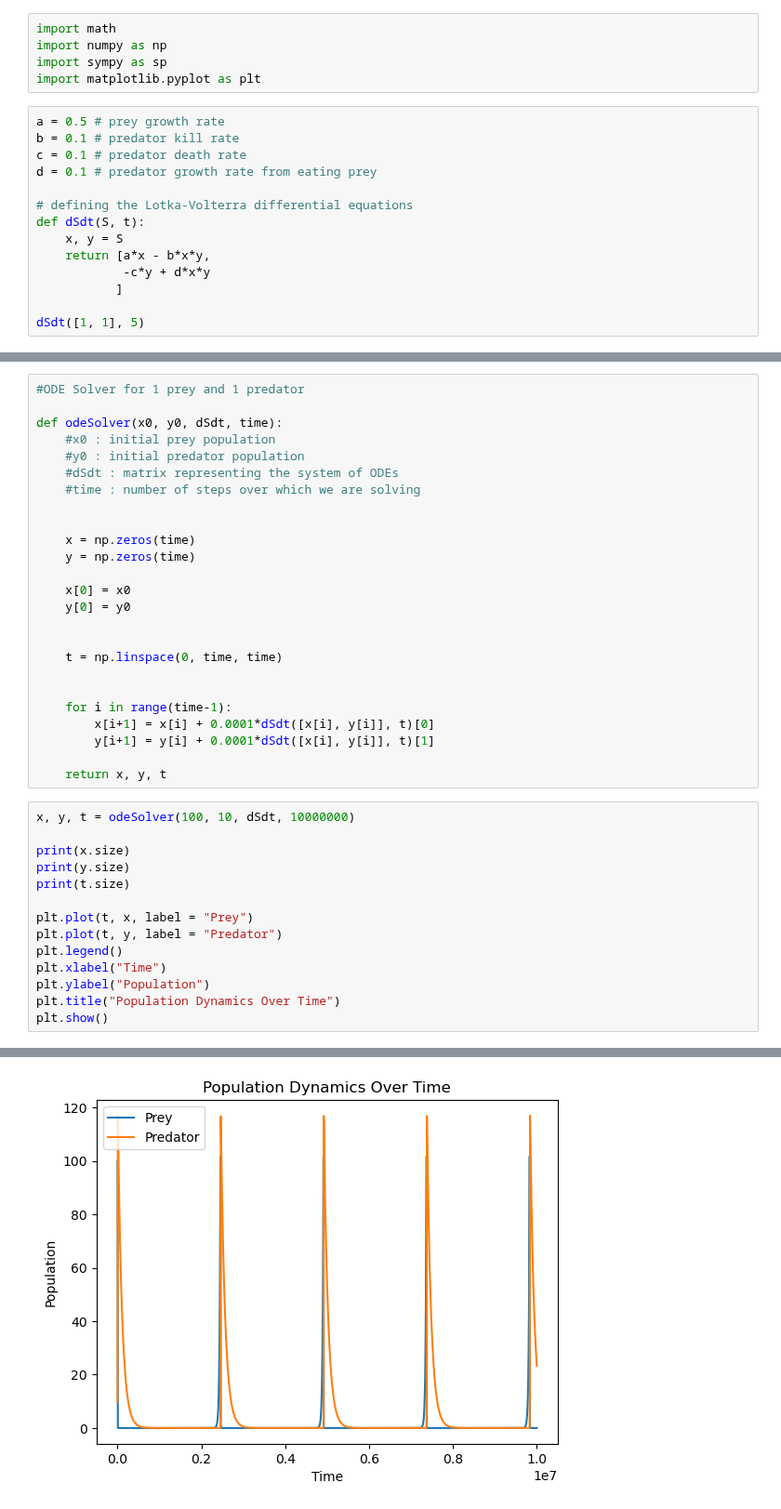
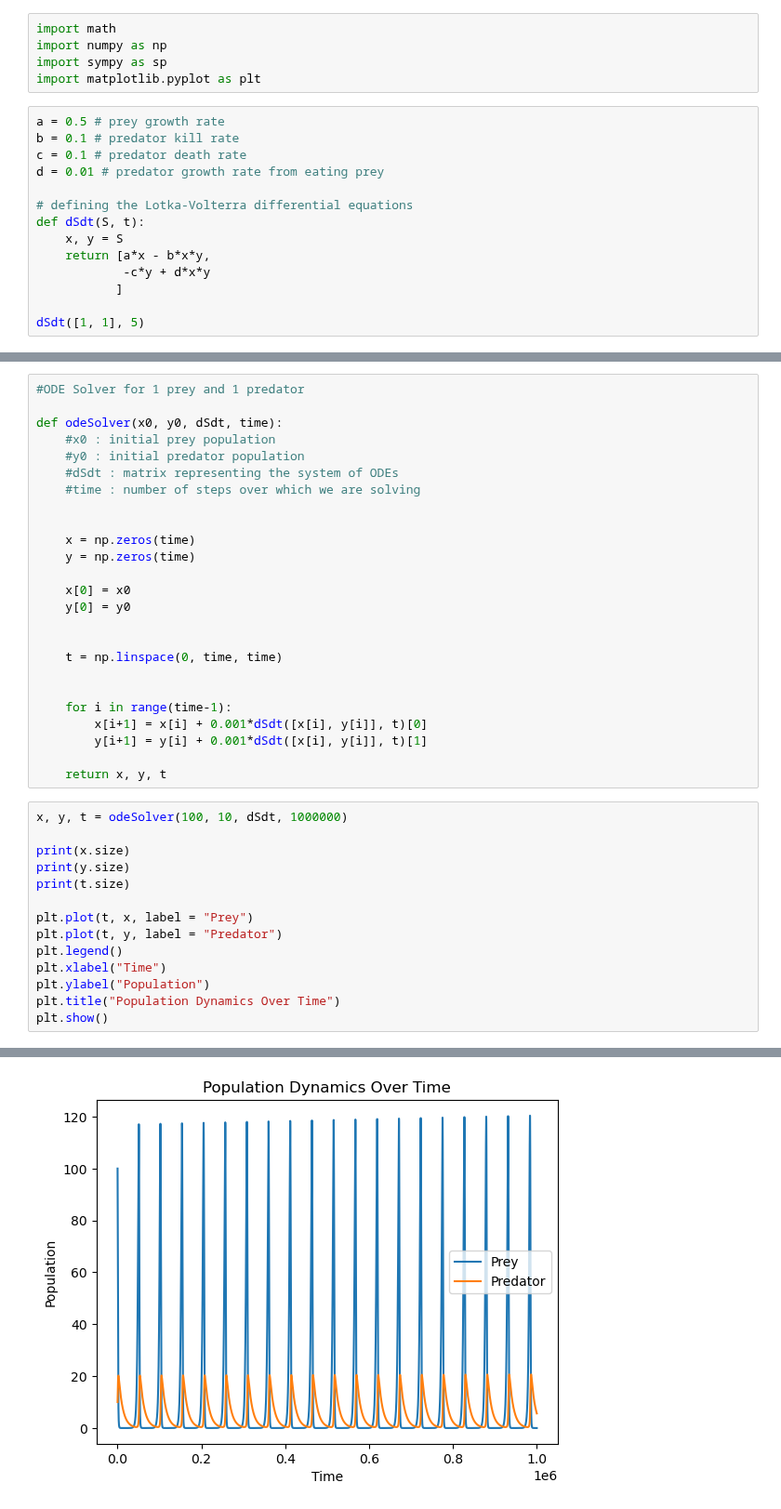
Before and after one commit to spirosManolas/AMS325-PredatorPreyModel, a Jupyter notebook: ODESolver.ipynb, the cells around one changed output, grey strips where cells are left out. Shown at 93% size. Cells and saved outputs as stored; diff of their text form.

```diff
--- a/ODESolver.ipynb
+++ b/ODESolver.ipynb
@@ -7,7 +7,7 @@ import matplotlib.pyplot as plt
 a = 0.5 # prey growth rate
 b = 0.1 # predator kill rate
 c = 0.1 # predator death rate
-d = 0.1 # predator growth rate from eating prey
+d = 0.01 # predator growth rate from eating prey
 
 # defining the Lotka-Volterra differential equations
 def dSdt(S, t):
@@ -40,12 +40,12 @@ def odeSolver(x0, y0, dSdt, time):
 
 
     for i in range(time-1):
-        x[i+1] = x[i] + 0.0001*dSdt([x[i], y[i]], t)[0]
-        y[i+1] = y[i] + 0.0001*dSdt([x[i], y[i]], t)[1]
+        x[i+1] = x[i] + 0.001*dSdt([x[i], y[i]], t)[0]
+        y[i+1] = y[i] + 0.001*dSdt([x[i], y[i]], t)[1]
 
     return x, y, t
 # %%
-x, y, t = odeSolver(100, 10, dSdt, 10000000)
+x, y, t = odeSolver(100, 10, dSdt, 1000000)
 
 print(x.size)
 print(y.size)
@@ -65 +65 @@ plt.show()
-[figure, old version]
+[figure, new version]
```
Also changed, not shown: parts of 2 cells of this notebook, 1 other file.
